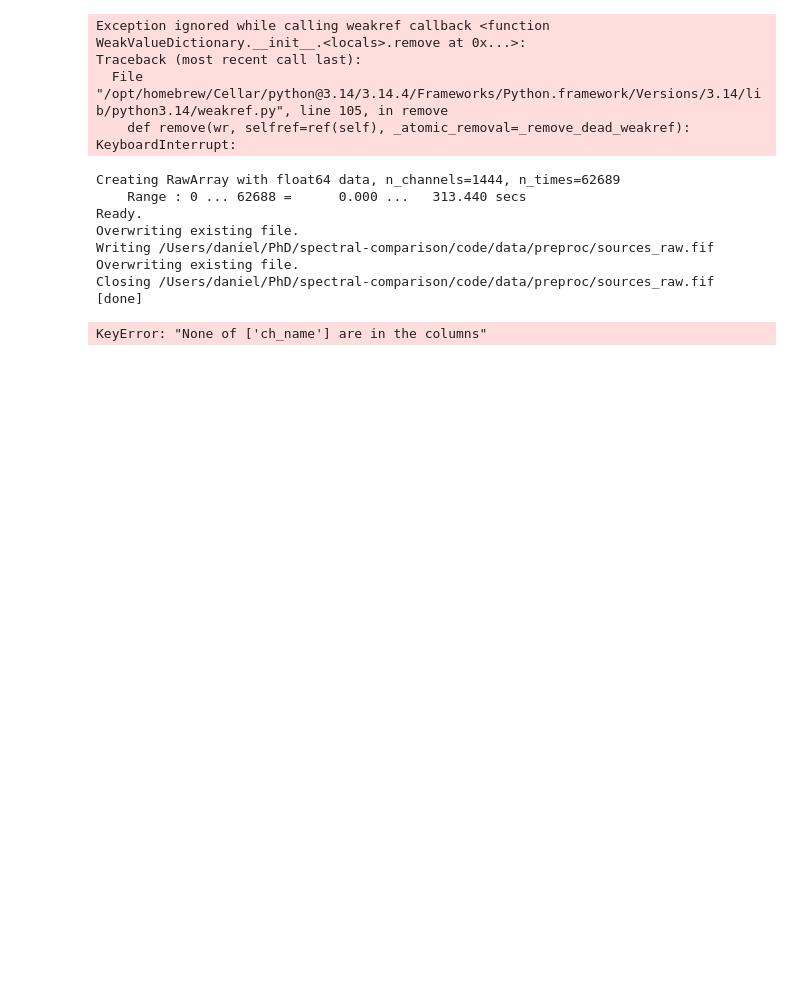
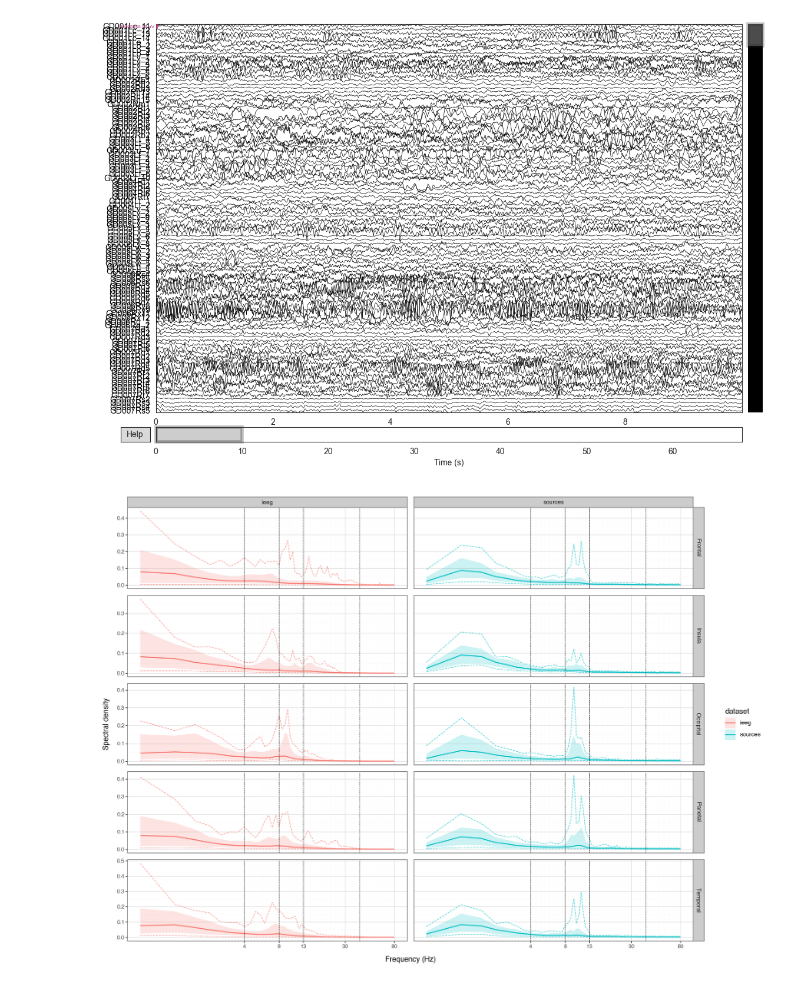
Before and after one commit to danieltomasz/code-spectral-comparison, a Jupyter notebook: notebooks/06-notebooks-testing/Regions.ipynb, the cells around one changed output. Cells and saved outputs as stored; diff of their text form; code cells hidden in the pictures; blank space fills up the shorter version.

```diff
--- a/notebooks/06-notebooks-testing/Regions.ipynb
+++ b/notebooks/06-notebooks-testing/Regions.ipynb
@@ -37,7 +37,13 @@ def lobes_long_compat(raw, region_df):
     psd_df = psd_df.copy()
     psd_df["id"] = psd_df.index
     psd_long = psd_df.melt(id_vars=["id"], var_name="frequency", value_name="spectral_density")
-    result_long = psd_long.set_index("id").join(region_df.set_index("ch_name"))
+
+    if "ch_name" in region_df.columns:
+        region_meta = region_df.set_index("ch_name")
+    else:
+        region_meta = region_df.copy()
+
+    result_long = psd_long.set_index("id").join(region_meta)
     result_long["frequency"] = pd.to_numeric(result_long["frequency"], errors="coerce")
     return result_long.reset_index(drop=True)
 
@@ -112,14 +126,2 @@ Closing /Users/daniel/PhD/spectral-comparison/code/data/preproc/ieeg_raw.fif
-Exception ignored while calling weakref callback <function WeakValueDictionary.__init__.<locals>.remove at 0x...>:
-Traceback (most recent call last):
-  File "/opt/homebrew/Cellar/python@3.14/3.14.4/Frameworks/Python.framework/Versions/3.14/lib/python3.14/weakref.py", line 105, in remove
-    def remove(wr, selfref=ref(self), _atomic_removal=_remove_dead_weakref):
-KeyboardInterrupt:
-Creating RawArray with float64 data, n_channels=1444, n_times=62689
-    Range : 0 ... 62688 =      0.000 ...   313.440 secs
-Ready.
-Overwriting existing file.
-Writing /Users/daniel/PhD/spectral-comparison/code/data/preproc/sources_raw.fif
-Overwriting existing file.
-Closing /Users/daniel/PhD/spectral-comparison/code/data/preproc/sources_raw.fif
-[done]
-KeyError: "None of ['ch_name'] are in the columns"
+[figure, added]
+[figure, added]
```
Also changed, not shown: parts of 1 cell of this notebook, 1 other file.
